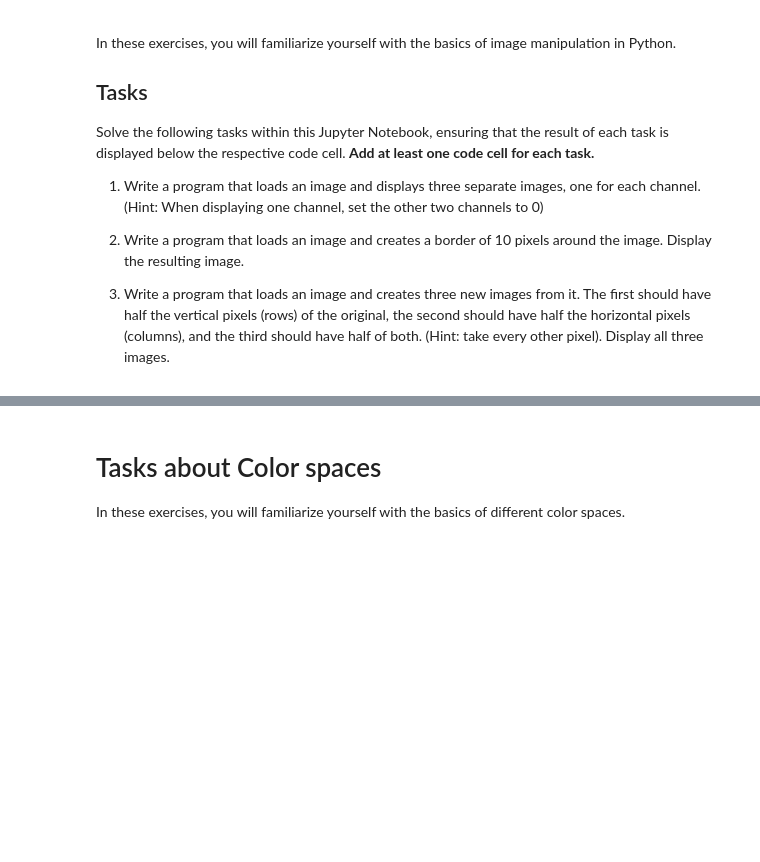
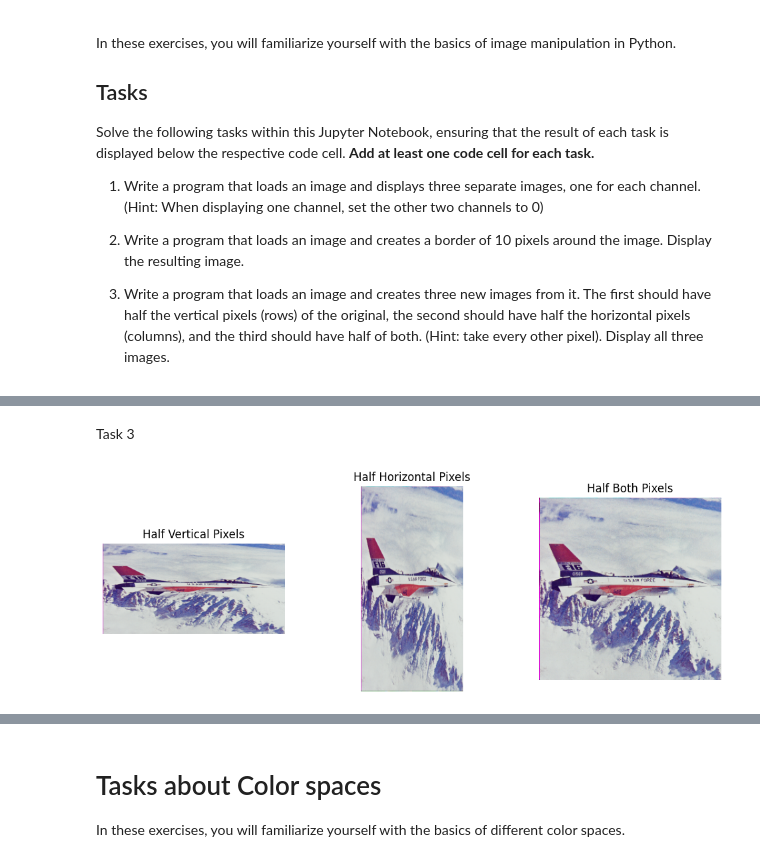
Before and after one commit to pui-sum-rv/lab1-Ai-kz-Ai, a Jupyter notebook: lab1.ipynb, the cells around one changed output, grey strips where cells are left out. Cells and saved outputs as stored; diff of their text form; code cells hidden in the pictures; blank space fills up the shorter version.

```diff
--- a/lab1.ipynb
+++ b/lab1.ipynb
@@ -210,3 +268,34 @@ Solve the following tasks within this Jupyter Notebook, ensuring that the result
+# %% [markdown]
+Task 3
+# %%
+import cv2
+import matplotlib.pyplot as plt
+
+# Load the image
+image = cv2.imread("images/airplane.bmp")
+image = cv2.cvtColor(image, cv2.COLOR_BGR2RGB)  # Convert to RGB for correct display
+
+# Create new images by taking every other pixel
+half_vertical = image[::2, :]   # Keep every other row
+half_horizontal = image[:, ::2]  # Keep every other column
+half_both = image[::2, ::2]  # Keep every other row and column
+
+# Display images
+fig, axes = plt.subplots(1, 3, figsize=(12, 4))
+axes[0].imshow(half_vertical)
+axes[0].set_title("Half Vertical Pixels")
+axes[1].imshow(half_horizontal)
+axes[1].set_title("Half Horizontal Pixels")
+axes[2].imshow(half_both)
+axes[2].set_title("Half Both Pixels")
+
+# Remove axes
+for ax in axes:
+    ax.axis("off")
+
+plt.show()
+# %% [output]
+[figure, added]
 # %% [markdown]
 # Color spaces
 
```
Also changed, not shown: parts of 8 cells of this notebook.
